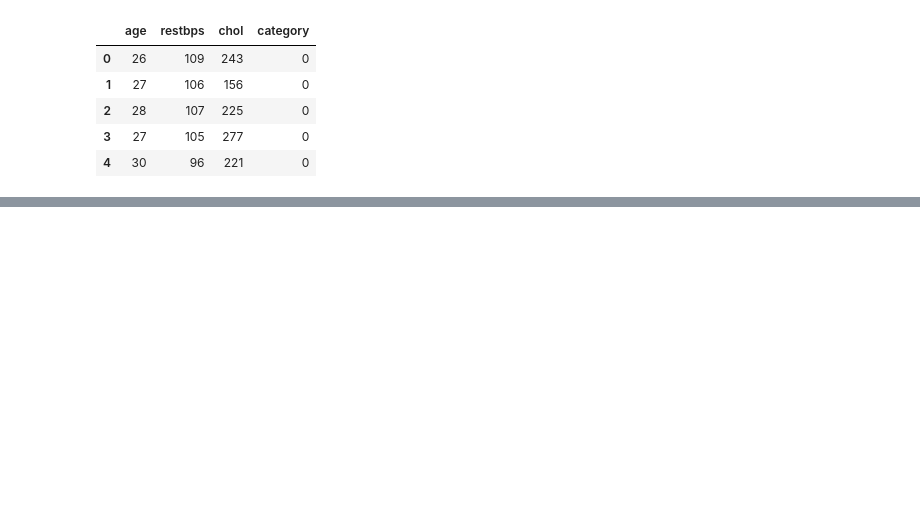
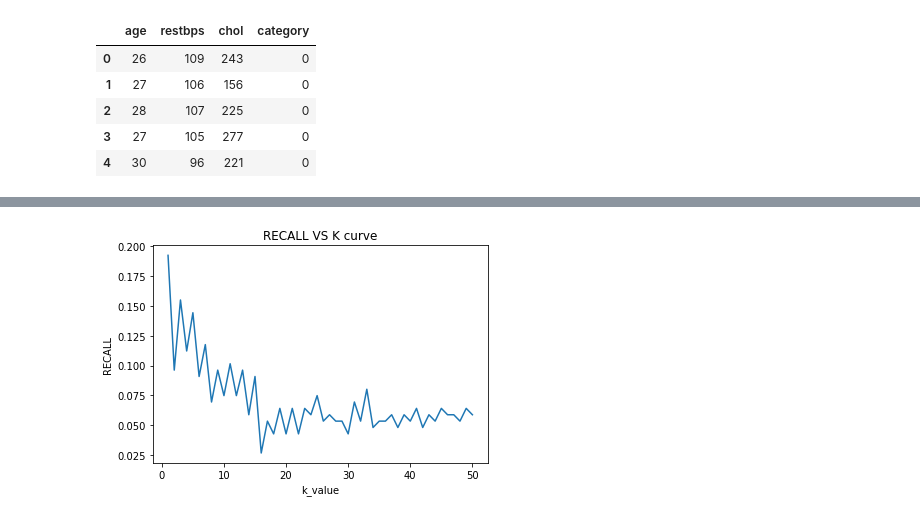
Before and after one commit to varundesai10/ELL409_Assignment1, a Jupyter notebook: K_Nearest_Neighbour.ipynb, the cells around one changed output, grey strips where cells are left out. Saved outputs shown, nothing was run; the diff lists cells and outputs as text; code cells hidden in the pictures; blank space fills up the shorter version.

```diff
--- a/K_Nearest_Neighbour.ipynb
+++ b/K_Nearest_Neighbour.ipynb
@@ -55,0 +128,5 @@ def predict_regression(X_train, X, k):
+# %%
+plt.plot(kk[:50], Recall[:50], '-')
+plt.xlabel('k_value'); plt.ylabel('RECALL'); plt.title('RECALL VS K curve');
+# %% [output]
+[figure, added]
```
Also changed, not shown: parts of 16 cells of this notebook, 2 other files.
